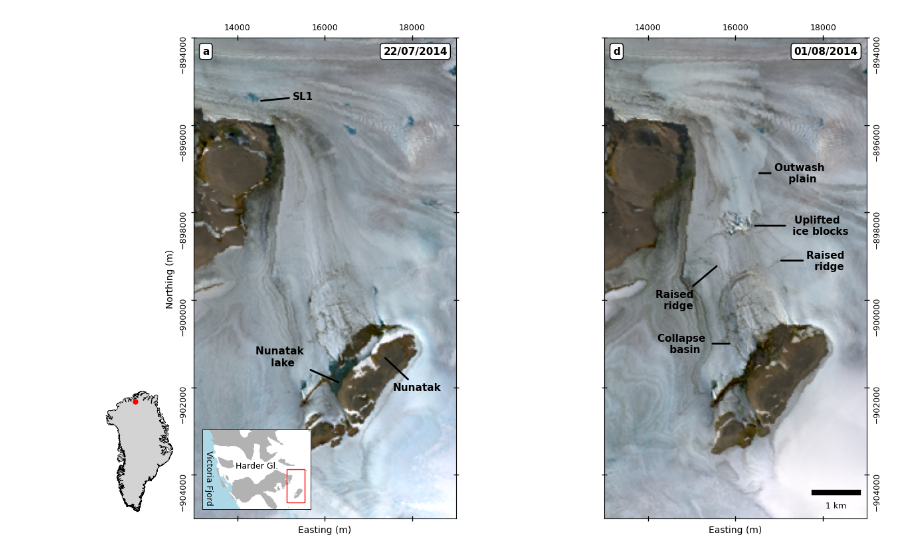
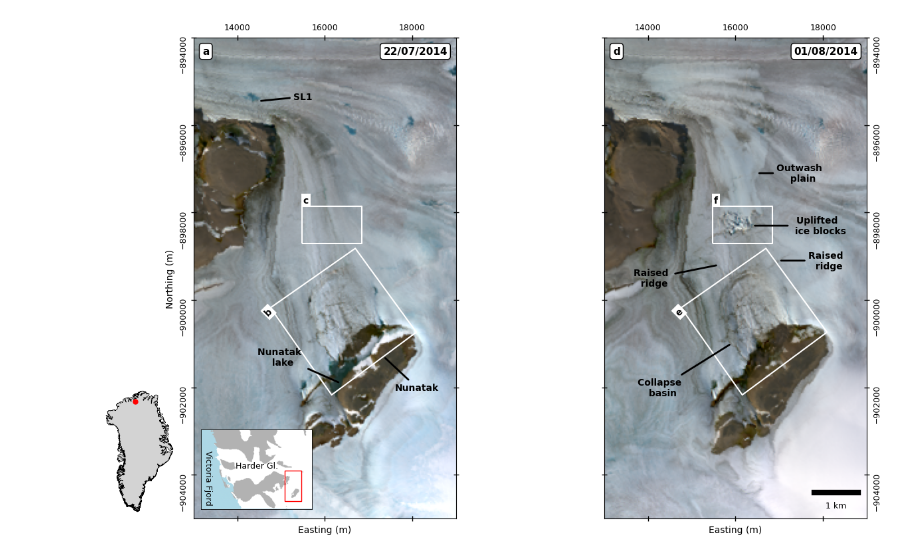
Before and after one commit to jadebowling1/Harder-glacier-subglacial-outburst, a Jupyter notebook: Figures/figure1-plot.ipynb, the cells around one changed output. Drawn from its saved outputs; the diff is of its cells as text; code cells hidden in the pictures.

Commit message:
Figure 1 - plot 3D DEMs

```diff
--- a/Figures/figure1-plot.ipynb
+++ b/Figures/figure1-plot.ipynb
@@ -71,15 +73,20 @@ def create_ticks(start, end, spacing=2000):
 minx, miny, maxx, maxy = 13000, -894000, 19000, -905000
 
 # Load Landsat images (downloaded using figure1-data.ipynb via Google Earth Engine and cropped to the area of interest)
-rgb_1, extent_1, crs_1 = load_rgb_and_meta("LC08_L2SP_030247_20140722_20200911_02_T1_rgb_cropped_EPSG3413.tif")
-rgb_2, extent_2, crs_2 = load_rgb_and_meta("LC08_L2SP_031247_20150801_20200909_02_T1_rgb_cropped_EPSG3413.tif")
+rgb_1, extent_1, crs_1 = load_rgb_and_meta("Data/LC08_L2SP_030247_20140722_rgb_cropped_EPSG3413.tif")
+rgb_2, extent_2, crs_2 = load_rgb_and_meta("Data/LC08_L2SP_031247_20150801_rgb_cropped_EPSG3413.tif")
 # %%
-# Create figures 1a & d - Landsat imagery of before and after the outburst event
-fig, axs = plt.subplots(1, 2, figsize=(14, 8), sharey=True)
+fig, axs = plt.subplots(1, 2, figsize=(14, 8))
 subplot_labels = ['a', 'd']
 dates = ["22/07/2014", "01/08/2014"]
 
-# Plot each subplot
+col1, col2 = [0,1]
+
+# Load and plot DEM bounding box
+basin_bbox = gpd.read_file("Data/shp/figure1_basin_bbox.shp")
+blocks_bbox = gpd.read_file("Data/shp/figure1_blocks_bbox.shp")
+
+# Create figures 1a & d - Landsat imagery of before and after the outburst event
 for i, (ax, rgb, extent, date, label) in enumerate(zip(axs, [rgb_1, rgb_2], [extent_1, extent_2], dates, subplot_labels)):
     ax.imshow(rgb, extent=extent, origin='upper')
 
@@ -122,42 +129,62 @@ for i, (ax, rgb, extent, date, label) in enumerate(zip(axs, [rgb_1, rgb_2], [ext
         bbox=dict(facecolor='white', edgecolor='black', boxstyle='round,pad=0.3')
     )
 
+    basin_bbox.plot(ax=ax, color='none', edgecolor='white', linewidth=1.5)
+    blocks_bbox.plot(ax=ax, color='none', edgecolor='white', linewidth=1.5)
+
 # Add scale bar
 scalebar_length_m = 1000
 bar_x_start = maxx - 1200
 bar_y = maxy + 600
-axs[1].plot([bar_x_start, bar_x_start + scalebar_length_m], [bar_y, bar_y], color='black', linewidth=6)
-axs[1].text(bar_x_start + scalebar_length_m / 2, bar_y - 200, "1 km", color='black', fontsize=9, ha='center', va='top')
+axs[col2].plot([bar_x_start, bar_x_start + scalebar_length_m], [bar_y, bar_y], color='black', linewidth=6)
+axs[col2].text(bar_x_start + scalebar_length_m / 2, bar_y - 200, "1 km", color='black', fontsize=9, ha='center', va='top')
 
 # Add annotations
 annotations = [
     # Left subplot (axs[0])
-    (axs[0], 'SL1', (14500, -895450), (15500, -895350)),
-    (axs[0], 'Nunatak \n lake', (16350, -901900), (15000, -901300)),
-    (axs[0], 'Nunatak', (17350, -901300), (18100, -902000)),
+    (axs[col1], 'SL1', (14500, -895450), (15500, -895350)),
+    (axs[col1], 'Nunatak \n lake', (16350, -901900), (15000, -901300)),
+    (axs[col1], 'Nunatak', (17350, -901300), (18100, -902000)),
 
     # Right subplot (axs[1])
-    (axs[1], 'Outwash \n plain', (16500, -897100), (17500, -897100)),
-    (axs[1], 'Uplifted \n ice blocks', (16400, -898300), (17900, -898300)),
-    (axs[1], 'Raised \n ridge', (15600, -899200), (14650, -900000)),
-    (axs[1], 'Raised \n ridge', (17000, -899100), (18100, -899100)),
-    (axs[1], 'Collapse \n basin', (15900, -901000), (14800, -901000)),
+    (axs[col2], 'Outwash \n plain', (16500, -897100), (17500, -897100)),
+    (axs[col2], 'Uplifted \n ice blocks', (16400, -898300), (17900, -898300)),
+    (axs[col2], 'Raised \n ridge', (15600, -899200), (14100, -899500)),
+    (axs[col2], 'Raised \n ridge', (17000, -899100), (18100, -899100)),
+    (axs[col2], 'Collapse \n basin', (15900, -901000), (14300, -902000)),
 ]
 
 for ax, text, xy, xytext in annotations:
     ax.annotate(
         text, xy=xy, xytext=xytext,
-        fontsize=11, fontweight='bold', color='black',
+        fontsize=10, fontweight='bold', color='black',
         ha='center', va='center',
         arrowprops=dict(arrowstyle='-', color='black', linewidth=2)
     )
 
+# Add figure labels for 3D DEMs
+for ax, label in zip([axs[col1], axs[col2]], ["b", "e"]):
+    ax.text(
+    basin_bbox.bounds['minx']-170,
+    basin_bbox.bounds['maxy']+((basin_bbox.bounds['miny']-basin_bbox.bounds['maxy'])/2)+350,
+    f"{label}",
+    fontsize=10, fontweight='bold', color='black', ha='left', va='top', rotation=45,
+    bbox=dict(facecolor='white', edgecolor='none', boxstyle='square,pad=0.2')
+)
+
+for ax, label in zip([axs[col1], axs[col2]], ["c", "f"]):
+    ax.text(
+    blocks_bbox.bounds['minx']+25, blocks_bbox.bounds['maxy']+250, f"{label}",
+    fontsize=10, fontweight='bold', color='black', ha='left', va='top',
+    bbox=dict(facecolor='white', edgecolor='none', boxstyle='square,pad=0.2')
+)
+
 # Add inset map
-inset_ax = inset_axes(axs[0], width="40%", height="15%", loc='lower left',
-                      bbox_to_anchor=(0.02, 0.02, 1.1, 1.1), bbox_transform=axs[0].transAxes, borderpad=0)
+inset_ax = inset_axes(axs[col1], width="40%", height="15%", loc='lower left',
+                      bbox_to_anchor=(0.02, 0.02, 1.1, 1.1), bbox_transform=axs[col1].transAxes, borderpad=0)
 
 # Load and display Greenland ice sheet mask raster (from BedMachine)
-with rasterio.open("BedMachineGreenland-v5_mask_clipped.tif") as src:
+with rasterio.open("Data/BedMachineGreenland-v5_mask_clipped.tif") as src:
     overview = src.read([1]).astype(float).transpose((1, 2, 0))
     bounds = src.bounds
     extent_inset = [bounds.left, bounds.right, bounds.bottom, bounds.top]
@@ -175,31 +202,31 @@ for spine in inset_ax.spines.values():
     spine.set_linewidth(0.6)
 
 # Inset labels
 inset_ax.text(0.5, 0.55, "Harder Gl.", transform=inset_ax.transAxes, fontsize=9, va='center', ha='center')
 inset_ax.text(0.02, 0.05, "Victoria Fjord", transform=inset_ax.transAxes, fontsize=9, va='bottom', ha='left', rotation=270)
 
 # Greenland outline inset (in EPSG:3413)
 greenland_outline_ax = fig.add_axes([-0.01, 0.05, 0.18, 0.25])  # [left, bottom, width, height] in figure fraction
 
 # Load Greenland outline shapefile in EPSG:3413
 greenland = gpd.read_file("/Users/jade/Documents/Lancaster PhD/Harder_Glacier_subglacial_outburst/AOI/greenland_outline/gl_EPSG3413.shp")
 greenland.plot(ax=greenland_outline_ax, color='lightgray', edgecolor='black', linewidth=0.5)
 
 # Plot red dot at scene center
 scene_center_x = (minx + maxx) / 2
 scene_center_y = (miny + maxy) / 2
 greenland_outline_ax.plot(scene_center_x, scene_center_y, 'ro', markersize=5)
 
 # Style adjustments
 greenland_outline_ax.set_xticks([])
 greenland_outline_ax.set_yticks([])
 greenland_outline_ax.set_aspect('equal')
 
 # Remove frame (spines)
 for spine in greenland_outline_ax.spines.values():
     spine.set_visible(False)
 
 plt.tight_layout()
 plt.show()
 # %% [output]
-[figure, old version]
+[figure, new version]
```
Also changed, not shown: parts of 3 cells of this notebook.
